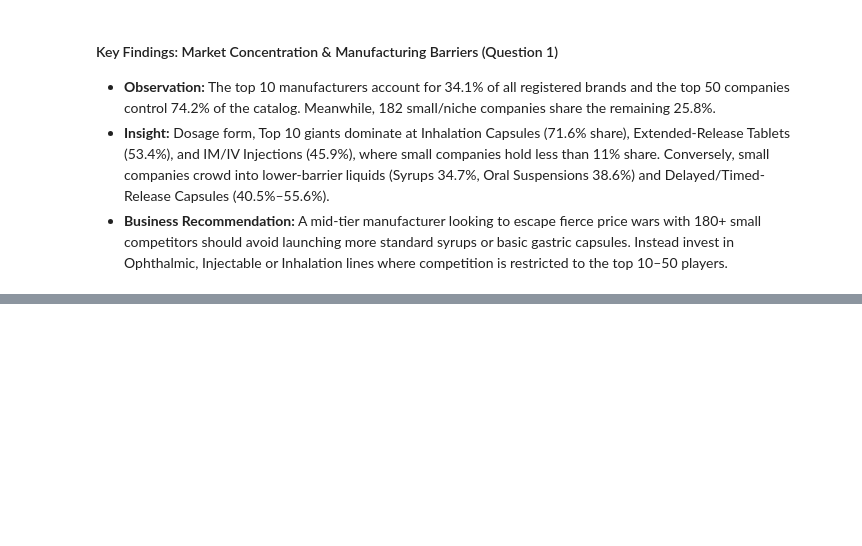
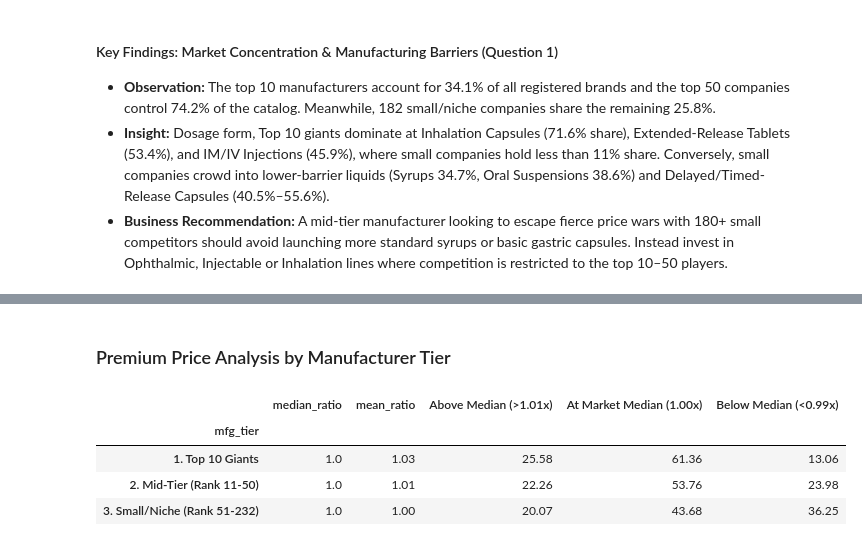
Before and after one commit to nbakh16/pharma-market-analysis-bd, a Jupyter notebook: notebooks/02_exploratory_market_analysis.ipynb, the cells around one changed output, grey strips where cells are left out. Cells and saved outputs as stored; diff of their text form; code cells hidden in the pictures; blank space fills up the shorter version.

```diff
--- a/notebooks/02_exploratory_market_analysis.ipynb
+++ b/notebooks/02_exploratory_market_analysis.ipynb
@@ -204,0 +261,48 @@ display(major_dosage_forms.tail(10))
+# %% [markdown]
+### Premium Price Analysis by Manufacturer Tier
+# %%
+cohort_lookup = cohort_pricing[['generic', 'dosage_form', 'strength', 'median_price']]
+
+unit_brands_compared = filtered_allopathic.merge(
+    cohort_lookup,
+    on=['generic', 'dosage_form', 'strength'],
+    how='inner'
+)
+
+# display(unit_brands_compared.head())
+
+# Calculate how each brand prices relative to the market median for that exact pill
+unit_brands_compared['price_to_median_ratio'] = unit_brands_compared['price_bdt'] / unit_brands_compared['median_price']
+
+# Classify whether a brand is priced Above, At or Below the cohort median
+# 1% tolerance
+conditions = [
+    unit_brands_compared['price_to_median_ratio'] > 1.01,
+    unit_brands_compared['price_to_median_ratio'] < 0.99
+]
+choices = ['Above Median (>1.01x)', 'Below Median (<0.99x)']
+unit_brands_compared['pricing_stance'] = np.select(conditions, choices, default='At Market Median (1.00x)')
+
+# display(unit_brands_compared.head())
+
+# Compare pricing stance across manufacturer tiers
+tier_pricing_stance = pd.crosstab(
+    unit_brands_compared['mfg_tier'],
+    unit_brands_compared['pricing_stance'],
+    normalize='index'
+) * 100
+
+# Also add mean and median price_to_median_ratio per tier
+tier_ratio_stats = unit_brands_compared.groupby('mfg_tier')['price_to_median_ratio'].agg(
+    median_ratio='median',
+    mean_ratio='mean'
+)
+
+tier_pricing_summary = tier_ratio_stats.join(tier_pricing_stance).round(2)
+display(tier_pricing_summary)
+# %% [output]
+|  | median_ratio | mean_ratio | Above Median (>1.01x) | At Market Median (1.00x) | Below Median (<0.99x) |
+| mfg_tier |  |  |  |  |  |
+| 1. Top 10 Giants | 1.0 | 1.03 | 25.58 | 61.36 | 13.06 |
+| 2. Mid-Tier (Rank 11-50) | 1.0 | 1.01 | 22.26 | 53.76 | 23.98 |
+| 3. Small/Niche (Rank 51-232) | 1.0 | 1.00 | 20.07 | 43.68 | 36.25 |
```
Also changed, not shown: parts of 5 cells of this notebook.
